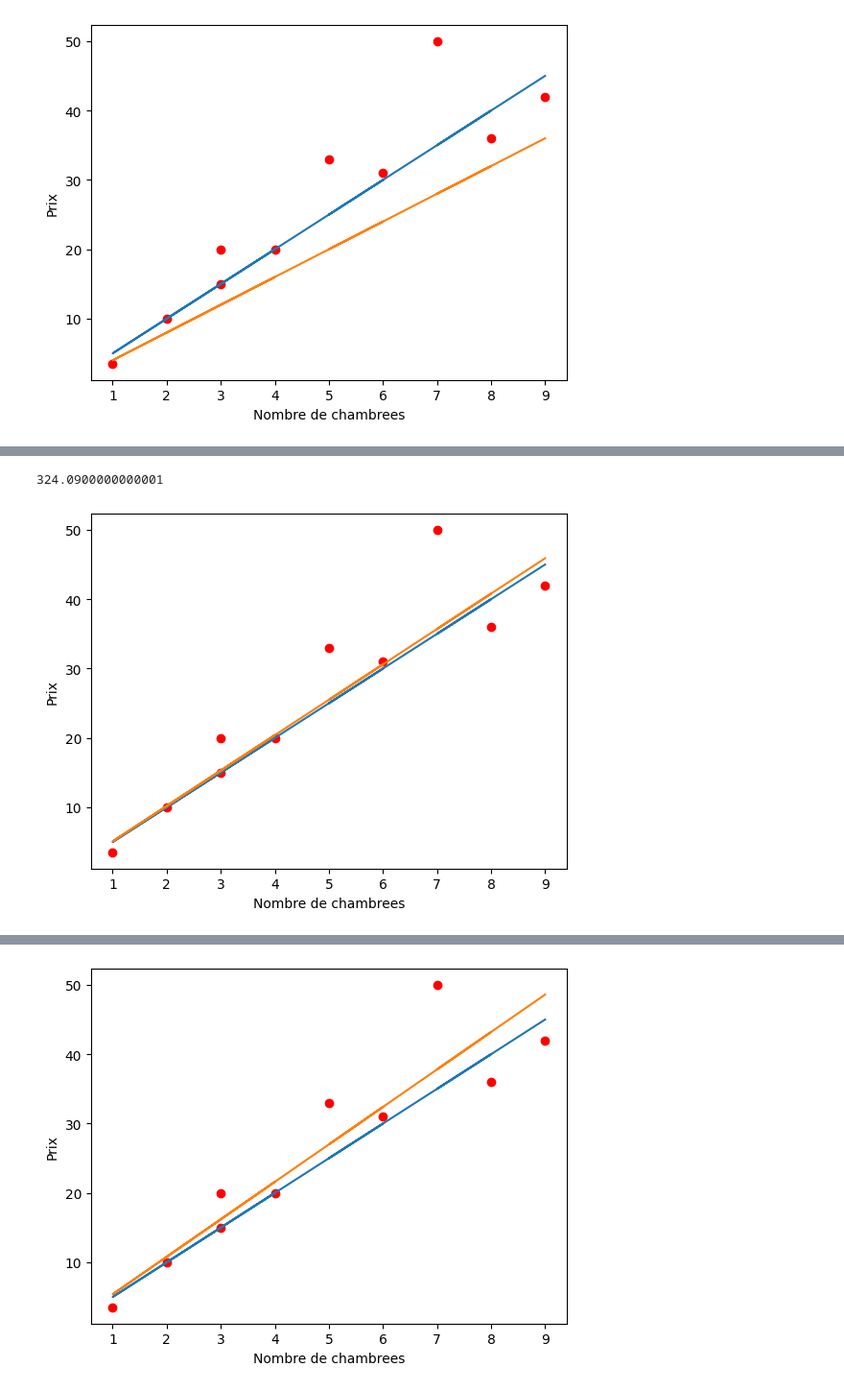
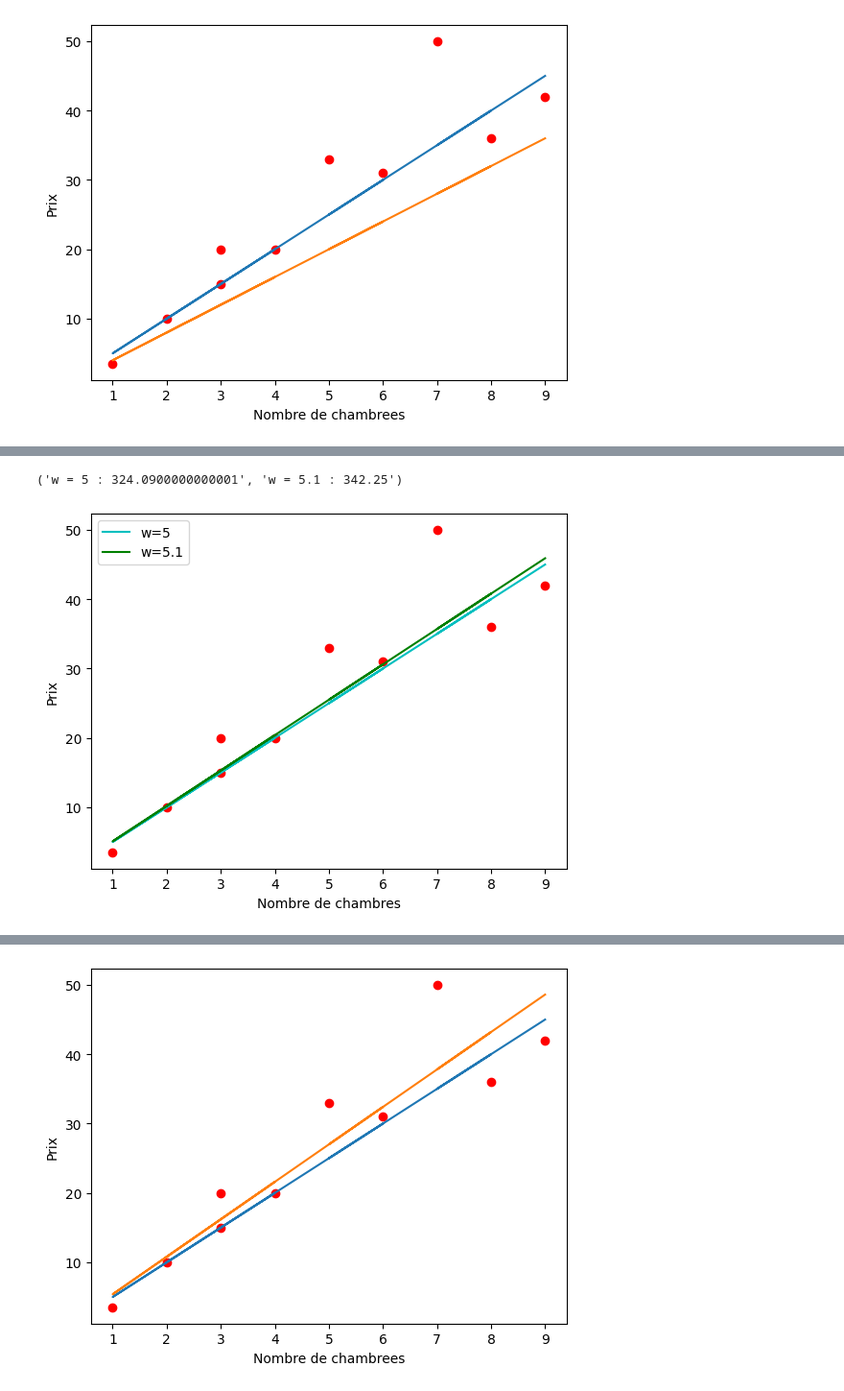
Before and after one commit to GrCOTE7/deep_learning_course, a Jupyter notebook: 01-01 Introduction au Deep Learning.ipynb, the cells around one changed output, grey strips where cells are left out. Shown at 96% size. Cells and saved outputs as stored; diff of their text form; code cells hidden in the pictures.

```diff
--- a/01-01 Introduction au Deep Learning.ipynb
+++ b/01-01 Introduction au Deep Learning.ipynb
@@ -201,17 +208,17 @@ erreur(x=n_chambres, w=4.9, y=prix)
 # %%
-erreur(x=n_chambres, w=5.1, y=prix)
+f"w = 5 : {erreur(x=n_chambres, w=5.1, y=prix)}", f"w = 5.1 : {erreur(x=n_chambres, w=5, y=prix)}"
 # %% [output]
-324.0900000000001
+('w = 5 : 324.0900000000001', 'w = 5.1 : 342.25')
 # %%
 plt.scatter(data["n_chambres"], data['prix'], c="r")
-plt.plot(data["n_chambres"], data['n_chambres'] * 5)
-plt.plot(data["n_chambres"], data['n_chambres'] * 5.1)
-
-plt.xlabel('Nombre de chambrees')
+plt.plot(data["n_chambres"], data['n_chambres'] * 5, c='c', label="w=5")
+plt.plot(data["n_chambres"], data['n_chambres'] * 5.1, c='g', label="w=5.1")
+plt.xlabel('Nombre de chambres')
 plt.ylabel('Prix')
+plt.legend()
 plt.show()
 # %% [output]
-[figure, old version]
+[figure, new version]
 # %%
 erreur(x=n_chambres, w=5.2, y=prix) #y=5.2 x
 # %% [output]
```
Also changed, not shown: parts of 19 cells of this notebook.
